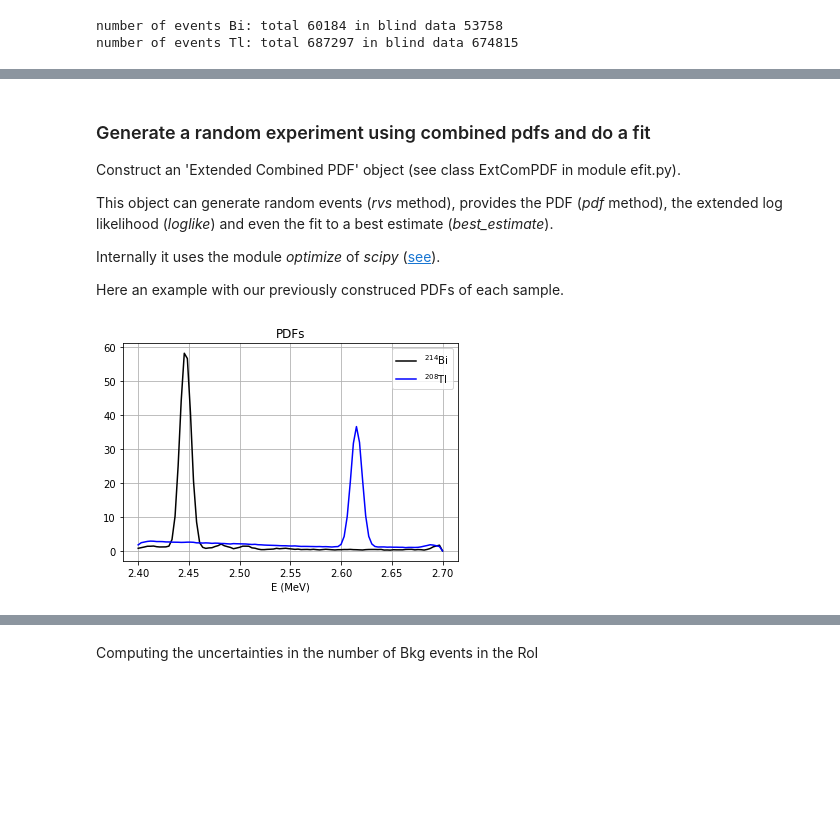
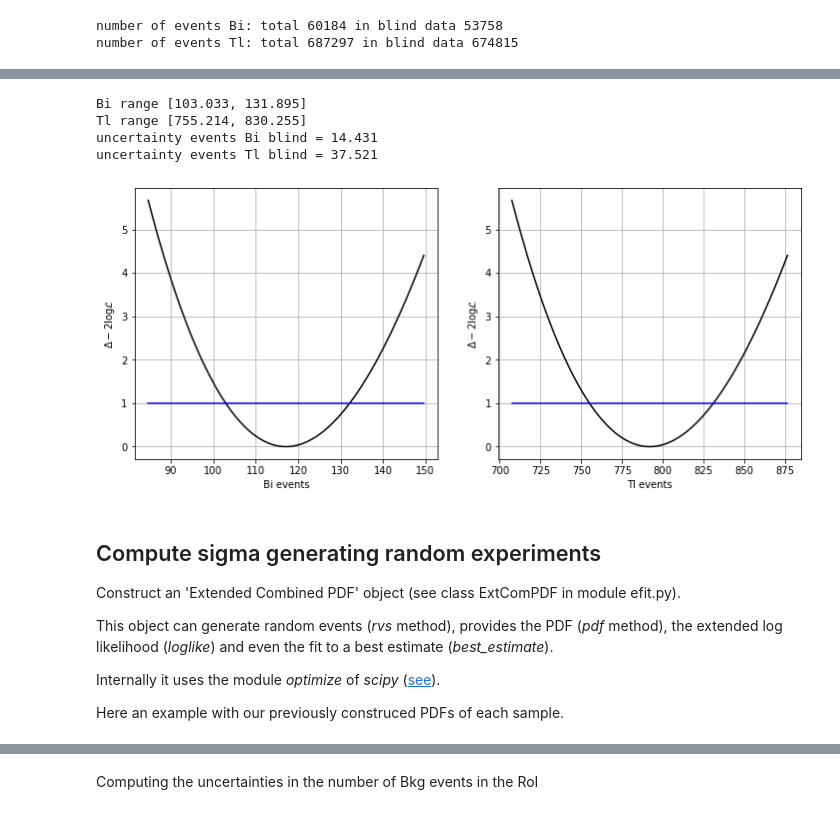
Before and after one commit to jahernando/USC-Fanal, a Jupyter notebook: NB/guide/fanal_bkg_uncertanties.ipynb, the cells around one changed output, grey strips where cells are left out. Cells and saved outputs as stored; diff of their text form; code cells hidden in the pictures; blank space fills up the shorter version.

```diff
--- a/NB/guide/fanal_bkg_uncertanties.ipynb
+++ b/NB/guide/fanal_bkg_uncertanties.ipynb
@@ -129,5 +161,52 @@ number of events Tl: total 687297 in blind data 674815
+# %%
+nbi, ntl = ns_est
+nbins    = 100
+nsize    = 3
+
+nbis     = np.linspace(nbi - nsize * np.sqrt(nbi), nbi + nsize * np.sqrt(nbi), nbins)
+ntls     = np.linspace(ntl - nsize * np.sqrt(ntl), ntl + nsize * np.sqrt(ntl), nbins)
+
+def x_in_dll_range(x, dll, dll0 = 1.):
+    dsel = dll <= dll0
+    return np.min(x[dsel]), np.max(x[dsel])
+
+llbest   =  -2 * ell.loglike(enes, nbi, ntl)
+
+bi_lls   = [-2 * ell.loglike(enes, ni , ntl) for ni in nbis]
+bi_dlls  = np.array(bi_lls)-llbest
+bi_range = x_in_dll_range(nbis, bi_dlls)
+
+tl_lls   = [-2 * ell.loglike(enes, ni , ntl) for ni in nbis]
+tl_dlls  = np.array(tl_lls)-llbest
+tl_range = x_in_dll_range(ntls, tl_dlls)
+
+print('Bi range [{:6.3f}, {:6.3f}]'.format(*bi_range))
+print('Tl range [{:6.3f}, {:6.3f}]'.format(*tl_range))
+
+unevts_Bi_blind = (bi_range[1] - bi_range[0])/2.
+unevts_Tl_blind = (tl_range[1] - tl_range[0])/2.
+print('uncertainty events Bi blind = {:6.3f}'.format(unevts_Bi_blind))
+print('uncertainty events Tl blind = {:6.3f}'.format(unevts_Tl_blind))
+
+
+subplot = pltext.canvas(2)
+subplot(1)
+plt.grid(); plt.xlabel('Bi events'); plt.ylabel(r'$\Delta -2 \mathrm{log} \mathcal{L}$')
+plt.plot(nbis, bi_dlls);
+plt.plot(nbis, np.ones(nbins), '-');
+
+subplot(2)
+plt.grid(); plt.xlabel('Tl events'); plt.ylabel(r'$\Delta -2 \mathrm{log} \mathcal{L}$')
+plt.plot(ntls, tl_dlls);
+plt.plot(ntls, np.ones(nbins), '-');
+# %% [output]
+Bi range [103.033, 131.895]
+Tl range [755.214, 830.255]
+uncertainty events Bi blind = 14.431
+uncertainty events Tl blind = 37.521
+[figure, added]
 # %% [markdown]
-### Generate a random experiment using combined pdfs and do a fit
+## Compute sigma generating random experiments
 
 Construct an 'Extended Combined PDF' object (see class ExtComPDF in module efit.py).
 
@@ -136,22 +215,4 @@ This object can generate random events (*rvs* method), provides the PDF (*pdf* m
 Internally it uses the module *optimize* of *scipy* ([see](https://docs.scipy.org/doc/scipy/reference/generated/scipy.optimize.minimize.html)).
 
 Here an example with our previously construced PDFs of each sample.
-# %%
-bins = 100
-# generate the PDFs of the mcsblind DFs making histograms
-pdfs = []
-varname  = 'E'
-varrange = erange
-for mc in mcs_blind:
-    histo = np.histogram(mc[varname], bins, range = varrange);
-    pdf = stats.rv_histogram( histo )
-    pdfs.append(pdf)
-
-xs   = np.linspace(*varrange, bins)
-for i, pdf in enumerate(pdfs):
-    plt.plot(xs, pdf.pdf(xs), label = ssamples[i])
-plt.grid(); plt.legend();
-plt.xlabel('E (MeV)'); plt.title('PDFs');
-# %% [output]
-[figure, removed]
 # %%
```
Also changed, not shown: parts of 18 cells of this notebook, 9 other files.
